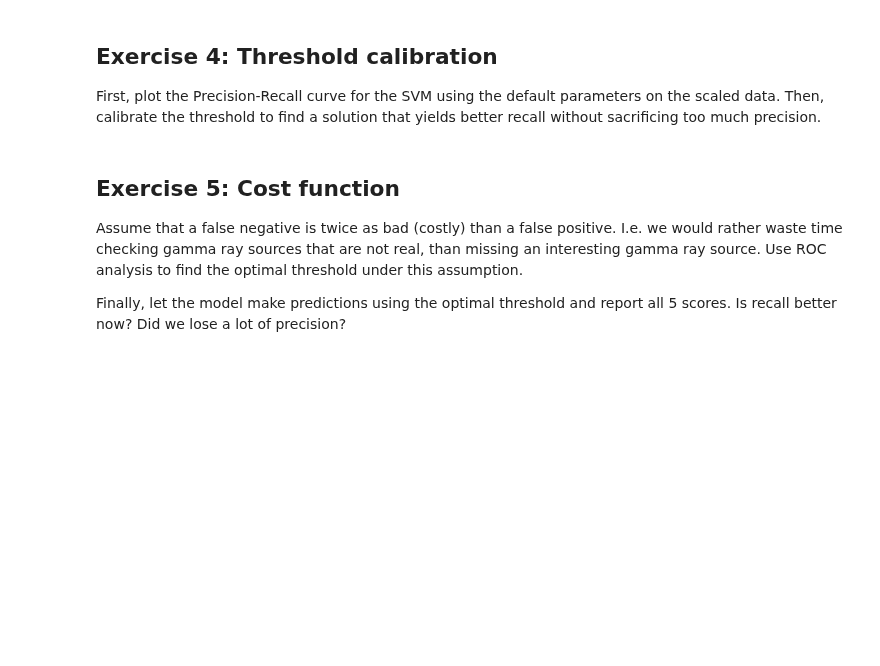
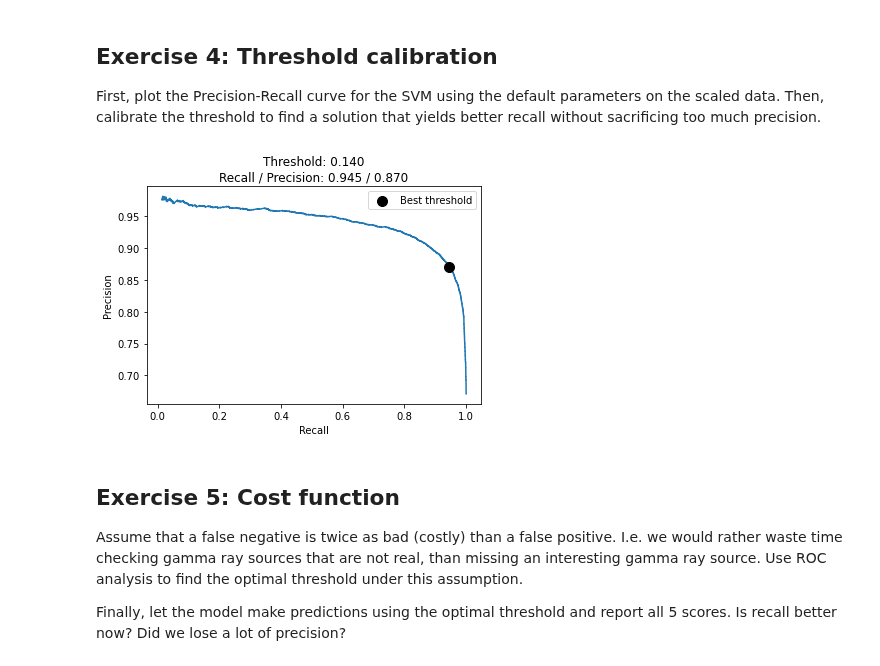
Before and after one commit to gekas145/tue-ml-course, a Jupyter notebook: labs/Lab 2b - Model Selection.ipynb, the cells around one changed output. Drawn from its saved outputs; the diff is of its cells as text; code cells hidden in the pictures; blank space fills up the shorter version.

```diff
--- a/labs/Lab 2b - Model Selection.ipynb
+++ b/labs/Lab 2b - Model Selection.ipynb
@@ -146,9 +155,47 @@ Use 50 iterations of random search to tune the $C$ and $gamma$ hyperparameters o
 Extra challenge: plot the samples used by the random search ($C$ vs $gamma$)
 
 Note: The reason we don't use a nested CV just yet is because we would need to rebuild the scaled training and test set multiple times. This is tedious, unless we use pipelines, which we'll cover in a future lab.
+# %%
+from sklearn.model_selection import RandomizedSearchCV
+from sklearn.metrics import make_scorer
+
+space = np.logspace(-12, 12, 50)
+search = RandomizedSearchCV(SVC(kernel="rbf"),
+                            {"C": space, "gamma": space},
+                            cv=3,
+                            n_iter=10,
+                            scoring=make_scorer(roc_auc_score),
+                            n_jobs=-1,
+                            verbose=4)
+# %%
+search.fit(Xs_train, y_train) # takes too long...
 # %% [markdown]
 ## Exercise 4: Threshold calibration
 First, plot the Precision-Recall curve for the SVM using the default parameters on the scaled data. Then, calibrate the threshold to find a solution that yields better recall without sacrificing too much precision.
+# %%
+from sklearn.metrics import precision_recall_curve
+
+svc = SVC(kernel="rbf")
+svc.fit(Xs_train, y_train)
+
+y_pred = svc.decision_function(Xs_train)
+# %%
+precision, recall, thresholds = precision_recall_curve(y_train, y_pred)
+# %%
+# for big threshold in the end there is a point with 0 precision
+# this may happpen due to some mislabeled samples in data
+# t is used to cut off some of the highest thresholds to get better view
+t = 13600
+i = 3700
+plt.plot(recall[:t], precision[:t])
+plt.scatter(recall[i], precision[i], s=100, c="black", label="Best threshold", zorder=2)
+plt.xlabel("Recall")
+plt.ylabel("Precision")
+plt.legend()
+plt.title(f"Threshold: {thresholds[i]:.3f}\nRecall / Precision: {recall[i]:.3f} / {precision[i]:.3f}")
+plt.show()
+# %% [output]
+[figure, added]
 # %% [markdown]
 ## Exercise 5: Cost function
 Assume that a false negative is twice as bad (costly) than a false positive. I.e. we would rather waste time checking gamma ray sources that are not real, than missing an interesting gamma ray source. Use ROC analysis to find the optimal threshold under this assumption.
```
Also changed, not shown: parts of 12 cells of this notebook.
